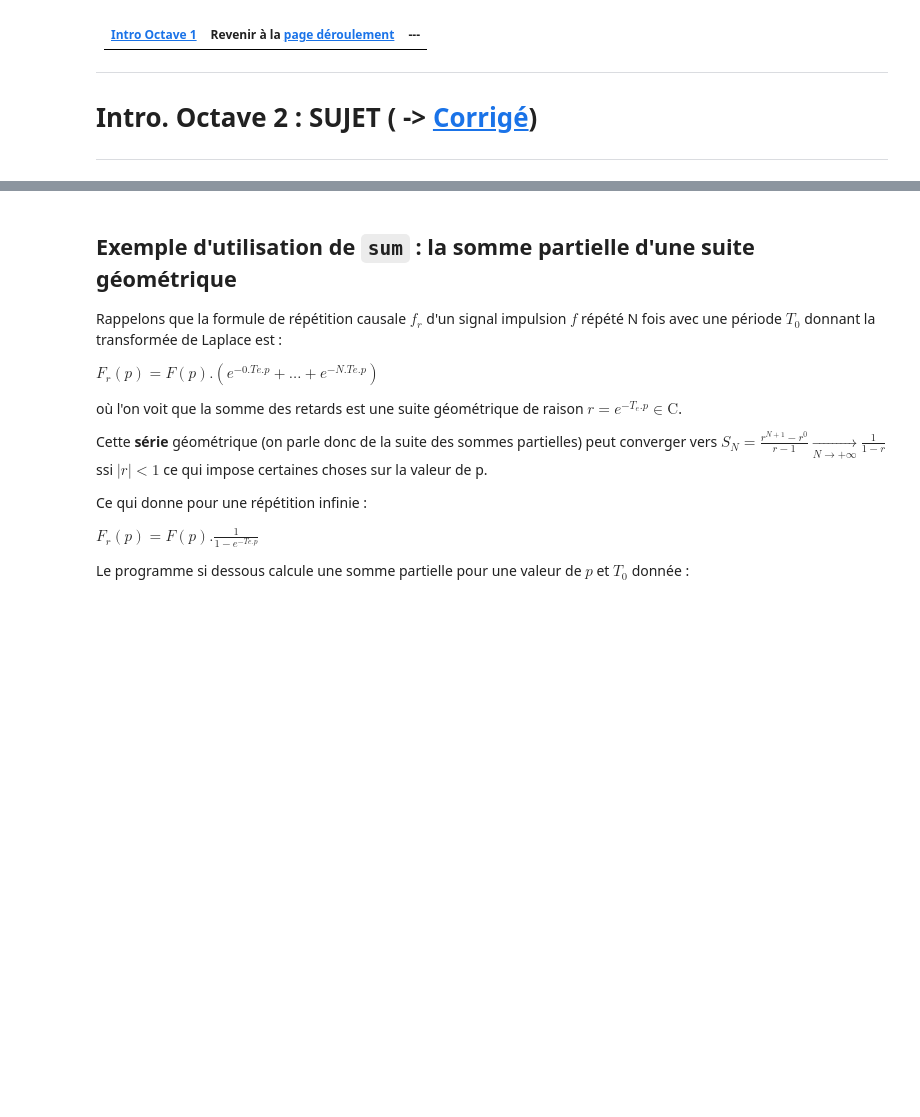
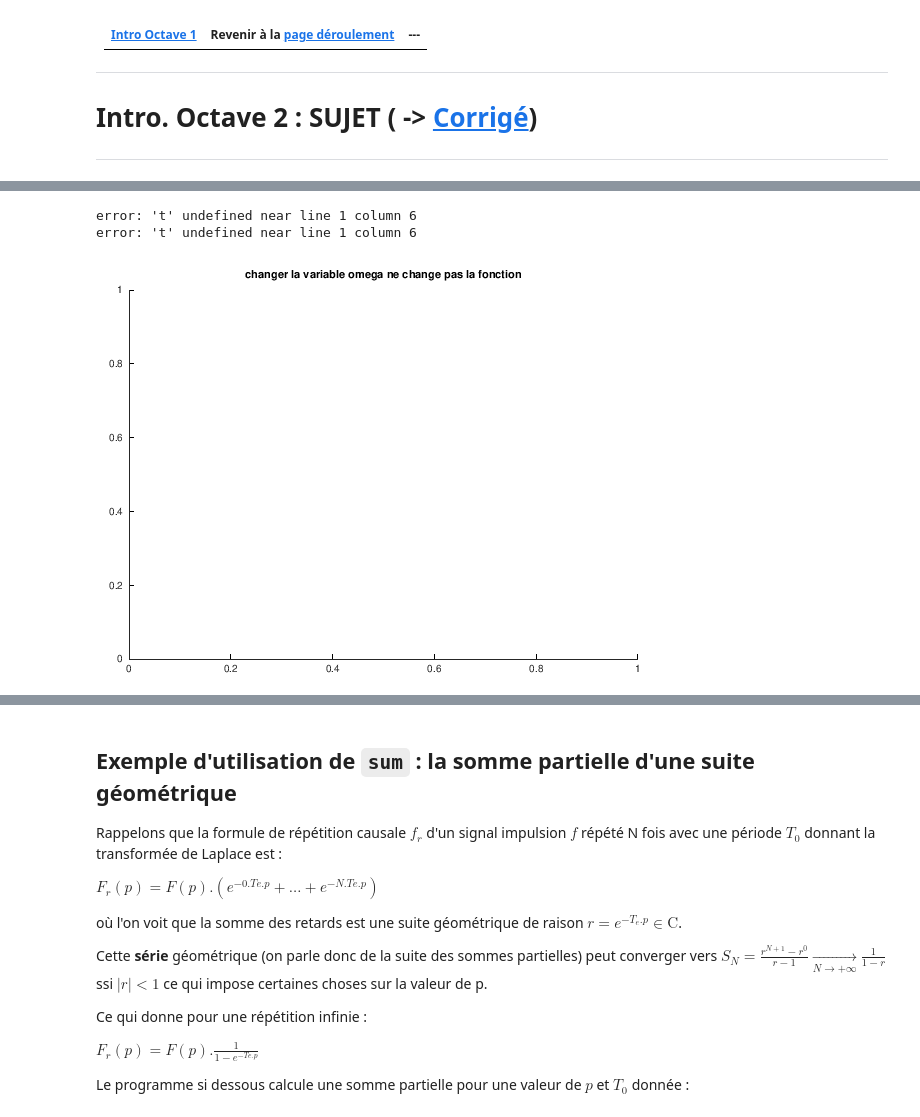
Before and after one commit to balaise31/Signal, a Jupyter notebook: continu/td/notebooks/intro_octave_2.ipynb, the cells around one changed output, grey strips where cells are left out. Drawn from its saved outputs; the diff is of its cells as text; code cells hidden in the pictures; blank space fills up the shorter version.

```diff
--- a/continu/td/notebooks/intro_octave_2.ipynb
+++ b/continu/td/notebooks/intro_octave_2.ipynb
@@ -48,0 +287,16 @@ plot(t,gauche.*droite);
+# %%
+omega = 4;
+
+f = @(x) exp(i*omega*x) ;  % vectorisée puisque omega est scalaire
+
+plot(t,f(t),'r+-');
+hold on;
+
+omega = 10;
+plot(t,f(t),'go');
+
+title("changer la variable omega ne change pas la fonction")
+# %% [output]
+error: 't' undefined near line 1 column 6
+error: 't' undefined near line 1 column 6
+[figure, added]
```
Also changed, not shown: parts of 39 cells of this notebook, 11 other files.
